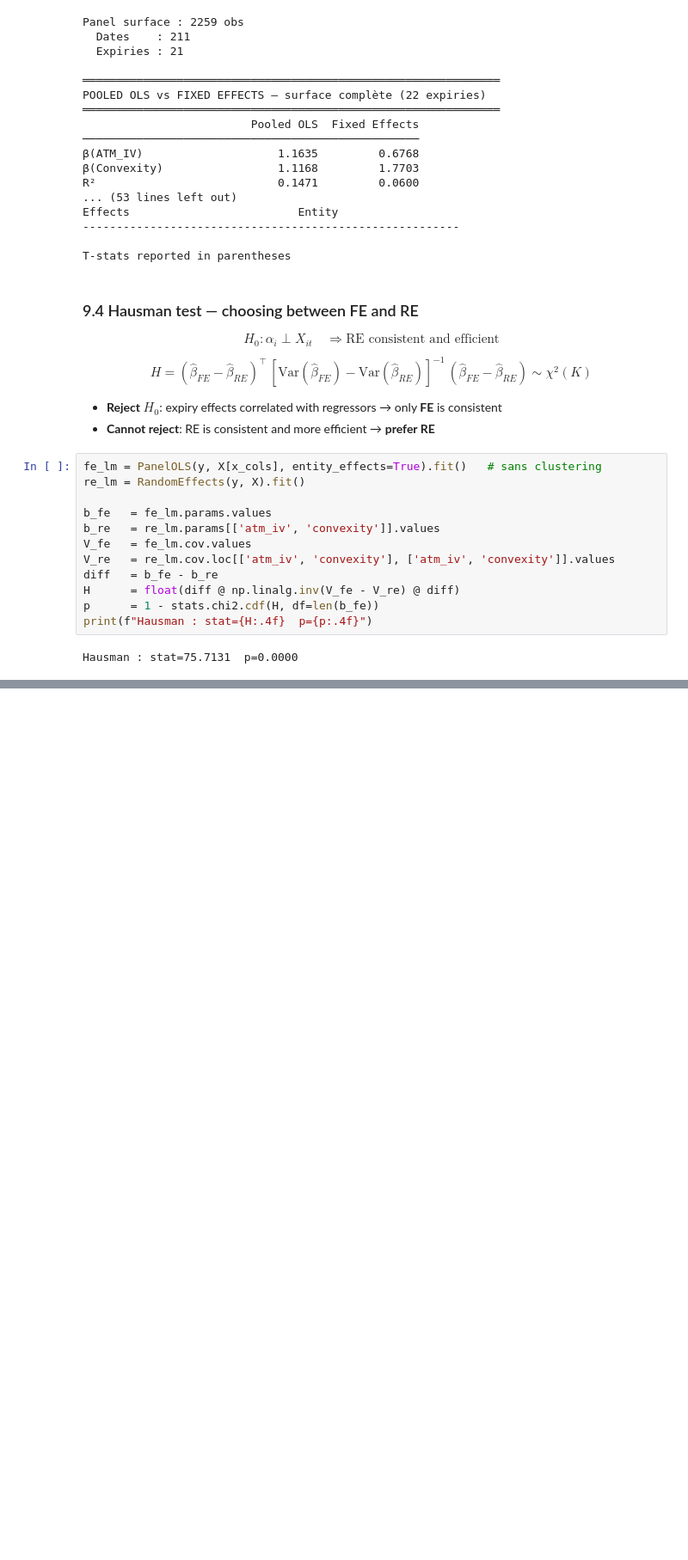
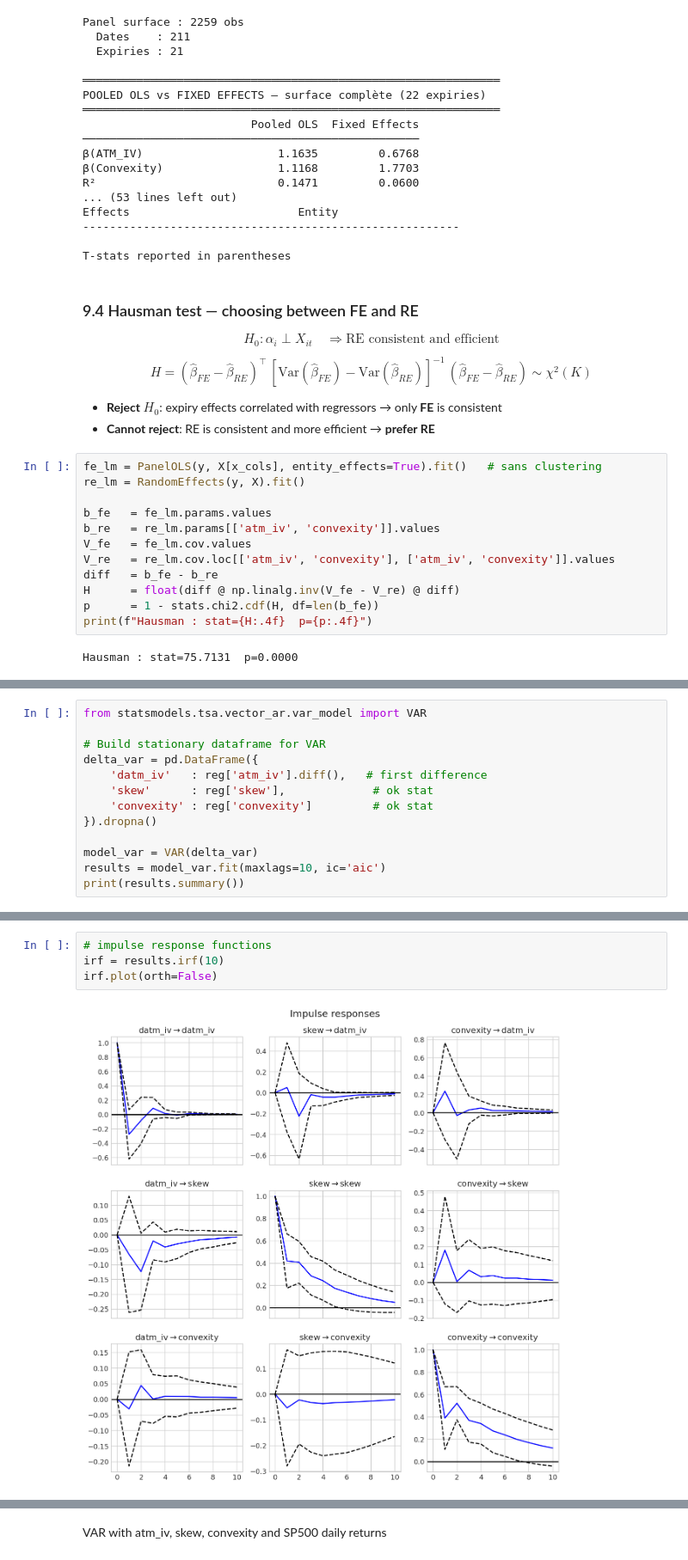
Before and after one commit to GabrielDelhay/Econometrics-project, a Jupyter notebook: SPX_Volatility_Project.ipynb, the cells around one changed output, grey strips where cells are left out. Shown at 86% size. Saved outputs shown, nothing was run; the diff lists cells and outputs as text; blank space fills up the shorter version.

```diff
--- a/SPX_Volatility_Project.ipynb
+++ b/SPX_Volatility_Project.ipynb
@@ -994,0 +1120,13 @@ Hausman : stat=75.7131  p=0.0000
+# %%
+from statsmodels.tsa.vector_ar.var_model import VAR
+
+# Build stationary dataframe for VAR
+delta_var = pd.DataFrame({
+    'datm_iv'   : reg['atm_iv'].diff(),   # first difference
+    'skew'      : reg['skew'],             # ok stat
+    'convexity' : reg['convexity']         # ok stat
+}).dropna()
+
+model_var = VAR(delta_var)
+results = model_var.fit(maxlags=10, ic='aic')
+print(results.summary())
@@ -994,0 +1164,6 @@ Hausman : stat=75.7131  p=0.0000
+# %%
+# impulse response functions
+irf = results.irf(10)
+irf.plot(orth=False)
+# %% [output]
+[figure, added]
@@ -994,0 +1171,2 @@ Hausman : stat=75.7131  p=0.0000
+# %% [markdown]
+VAR with atm_iv, skew, convexity and SP500 daily returns
```
Also changed, not shown: parts of 19 cells of this notebook.
